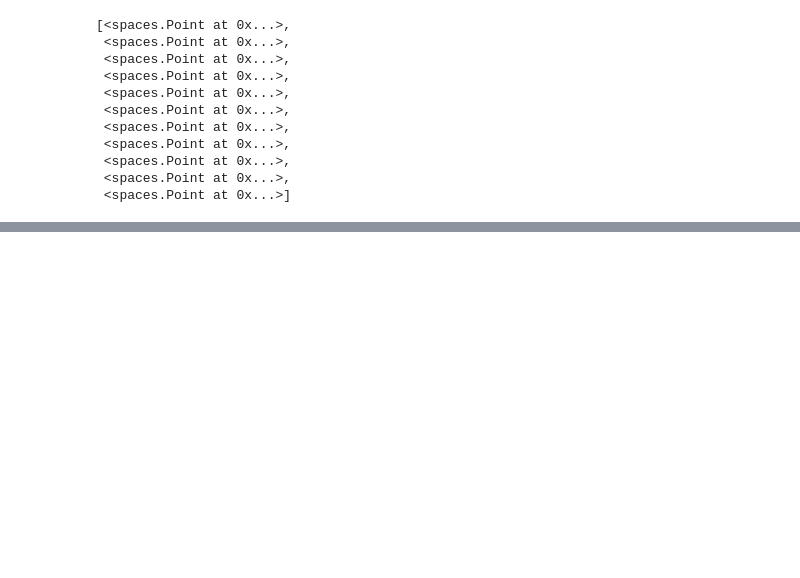
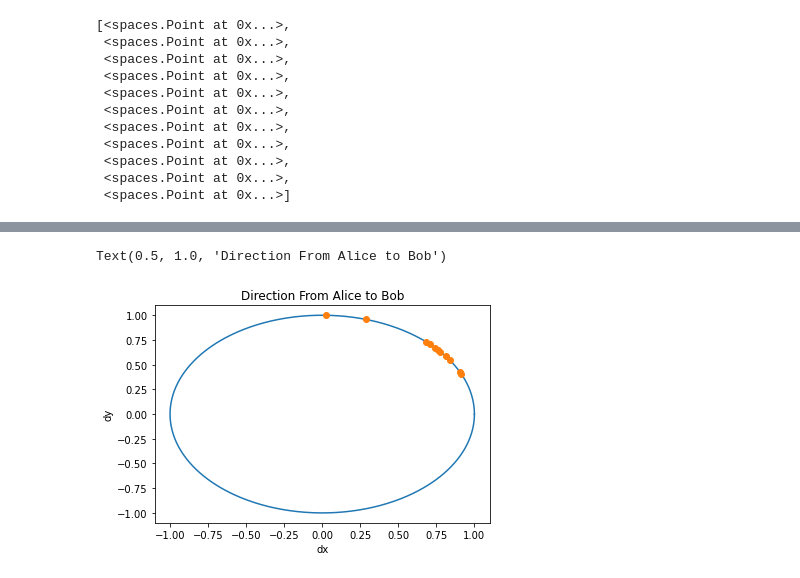
Before and after one commit to mzargham/fantasy-cadcad, a Jupyter notebook: trajectory_notebook.ipynb, the cells around one changed output, grey strips where cells are left out. Saved outputs shown, nothing was run; the diff lists cells and outputs as text; code cells hidden in the pictures; blank space fills up the shorter version.

```diff
--- a/trajectory_notebook.ipynb
+++ b/trajectory_notebook.ipynb
@@ -86,0 +155,16 @@ state.Alice.x, state.Alice.y, state.Bob.x, state.Bob.y
+# %%
+xc=[]
+yc=[]
+
+for theta in np.arange(0,2*np.pi,.01):
+    xc.append(np.cos(theta))
+    yc.append(np.sin(theta))
+
+plt.plot(xc,yc)
+plt.plot(directions.T[0], directions.T[1], 'o')
+plt.xlabel("dx")
+plt.ylabel("dy")
+plt.title("Direction From Alice to Bob")
+# %% [output]
+Text(0.5, 1.0, 'Direction From Alice to Bob')
+[figure, added]
```
Also changed, not shown: parts of 14 cells of this notebook, 3 other files.
